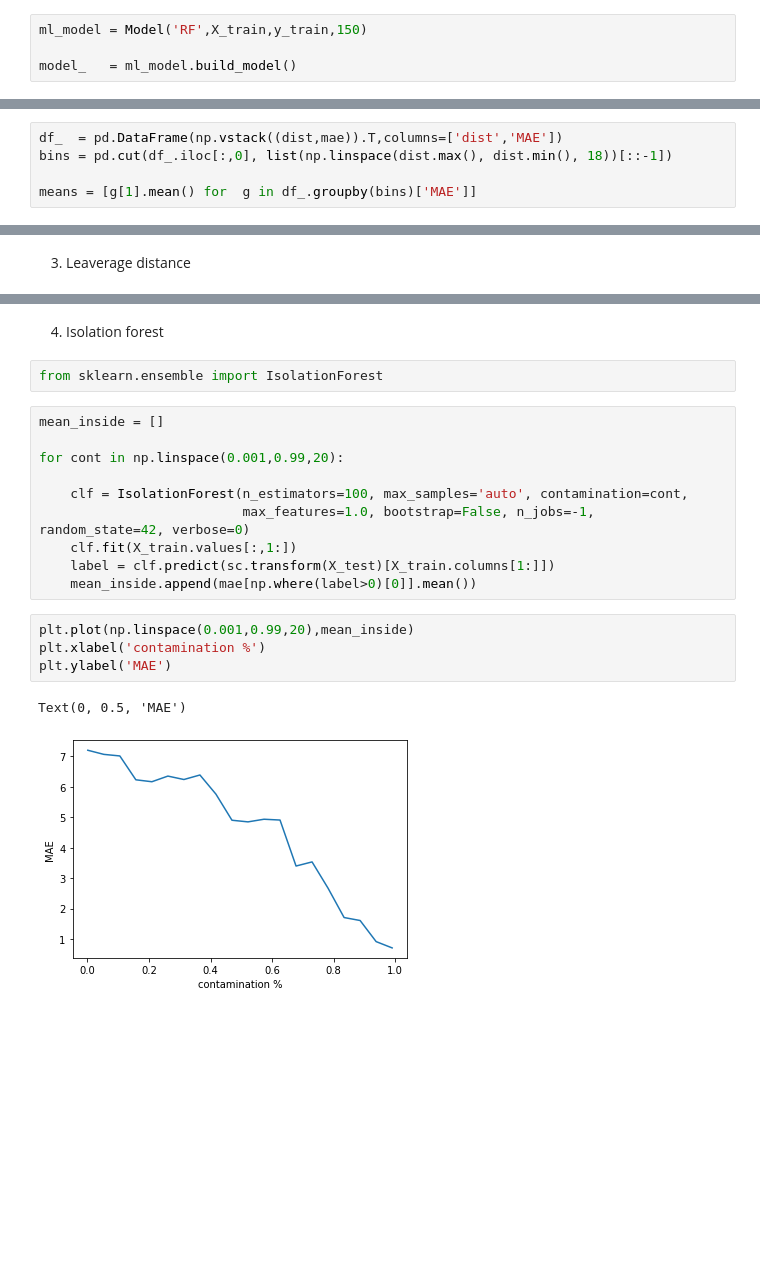
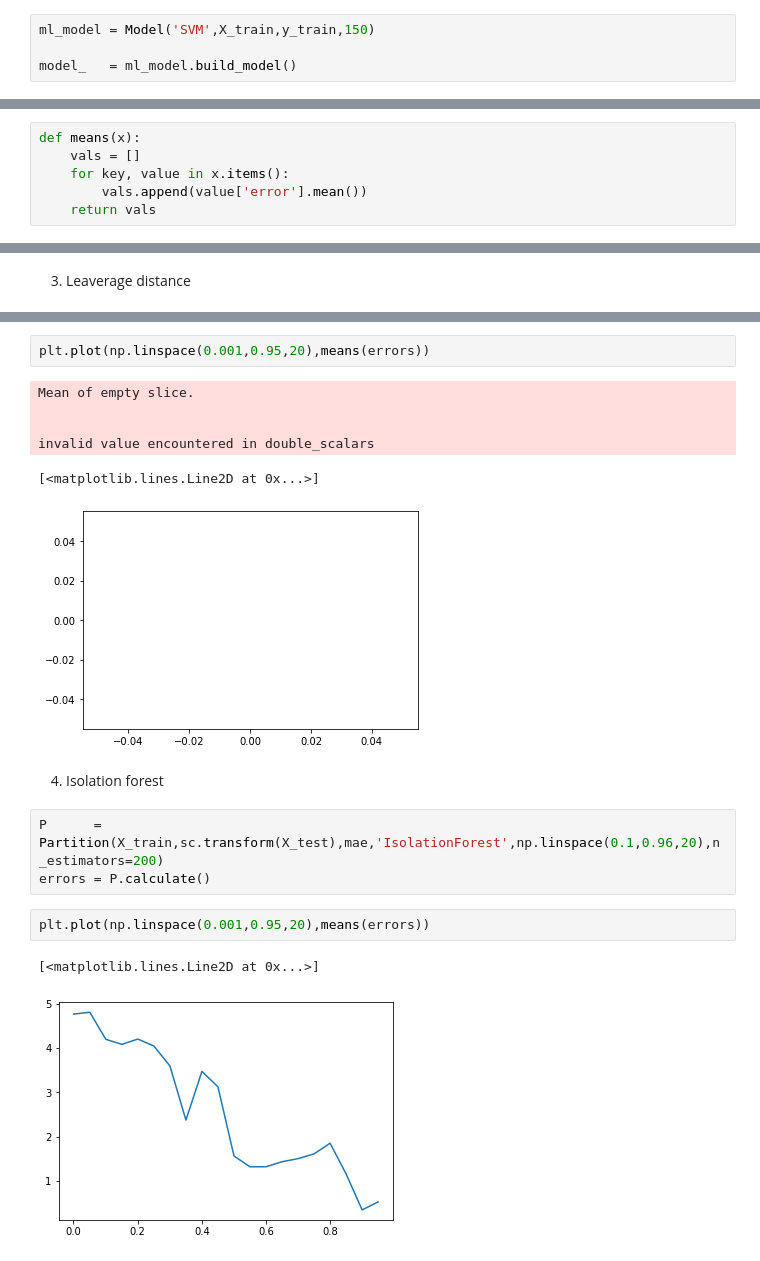
Before and after one commit to SergeyAnufriev/biofuels, a Jupyter notebook: Octane_latest.ipynb, the cells around one changed output, grey strips where cells are left out. Saved outputs shown, nothing was run; the diff lists cells and outputs as text; blank space fills up the shorter version.

Commit message:
plots

```diff
--- a/Octane_latest.ipynb
+++ b/Octane_latest.ipynb
@@ -90,5 +88,5 @@ X_train.head(5)
 # %%
-ml_model = Model('RF',X_train,y_train,150)
+ml_model = Model('SVM',X_train,y_train,150)
 
 model_   = ml_model.build_model()
 # %% [output]
@@ -192,0 +143,6 @@ for nu in np.linspace(0.001,0.99,20):
+# %%
+def means(x):
+    vals = []
+    for key, value in x.items():
+        vals.append(value['error'].mean())
+    return vals
@@ -269,5 +169,0 @@ box_plot(Tanimato_dist,mae)
-# %%
-df_  = pd.DataFrame(np.vstack((dist,mae)).T,columns=['dist','MAE'])
-bins = pd.cut(df_.iloc[:,0], list(np.linspace(dist.max(), dist.min(), 18))[::-1])
-
-means = [g[1].mean() for  g in df_.groupby(bins)['MAE']]
@@ -295,21 +216,19 @@ box_plot(np.array(lev_dist),mae)
+# %%
+plt.plot(np.linspace(0.001,0.95,20),means(errors))
+# %% [output]
+Mean of empty slice.
+
+
+invalid value encountered in double_scalars
+[<matplotlib.lines.Line2D at 0x...>]
+[figure, added]
 # %% [markdown]
 4. Isolation forest
-# %%
-from sklearn.ensemble import IsolationForest
-# %%
-mean_inside = []
-
-for cont in np.linspace(0.001,0.99,20):
-
-    clf = IsolationForest(n_estimators=100, max_samples='auto', contamination=cont,
-                          max_features=1.0, bootstrap=False, n_jobs=-1, random_state=42, verbose=0)
-    clf.fit(X_train.values[:,1:])
-    label = clf.predict(sc.transform(X_test)[X_train.columns[1:]])
-    mean_inside.append(mae[np.where(label>0)[0]].mean())
+# %%
+P      = Partition(X_train,sc.transform(X_test),mae,'IsolationForest',np.linspace(0.1,0.96,20),n_estimators=200)
+errors = P.calculate()
 # %%
-plt.plot(np.linspace(0.001,0.99,20),mean_inside)
-plt.xlabel('contamination %')
-plt.ylabel('MAE')
+plt.plot(np.linspace(0.001,0.95,20),means(errors))
 # %% [output]
-Text(0, 0.5, 'MAE')
+[<matplotlib.lines.Line2D at 0x...>]
-[figure, old version]
+[figure, new version]
```
Also changed, not shown: parts of 34 cells of this notebook.
